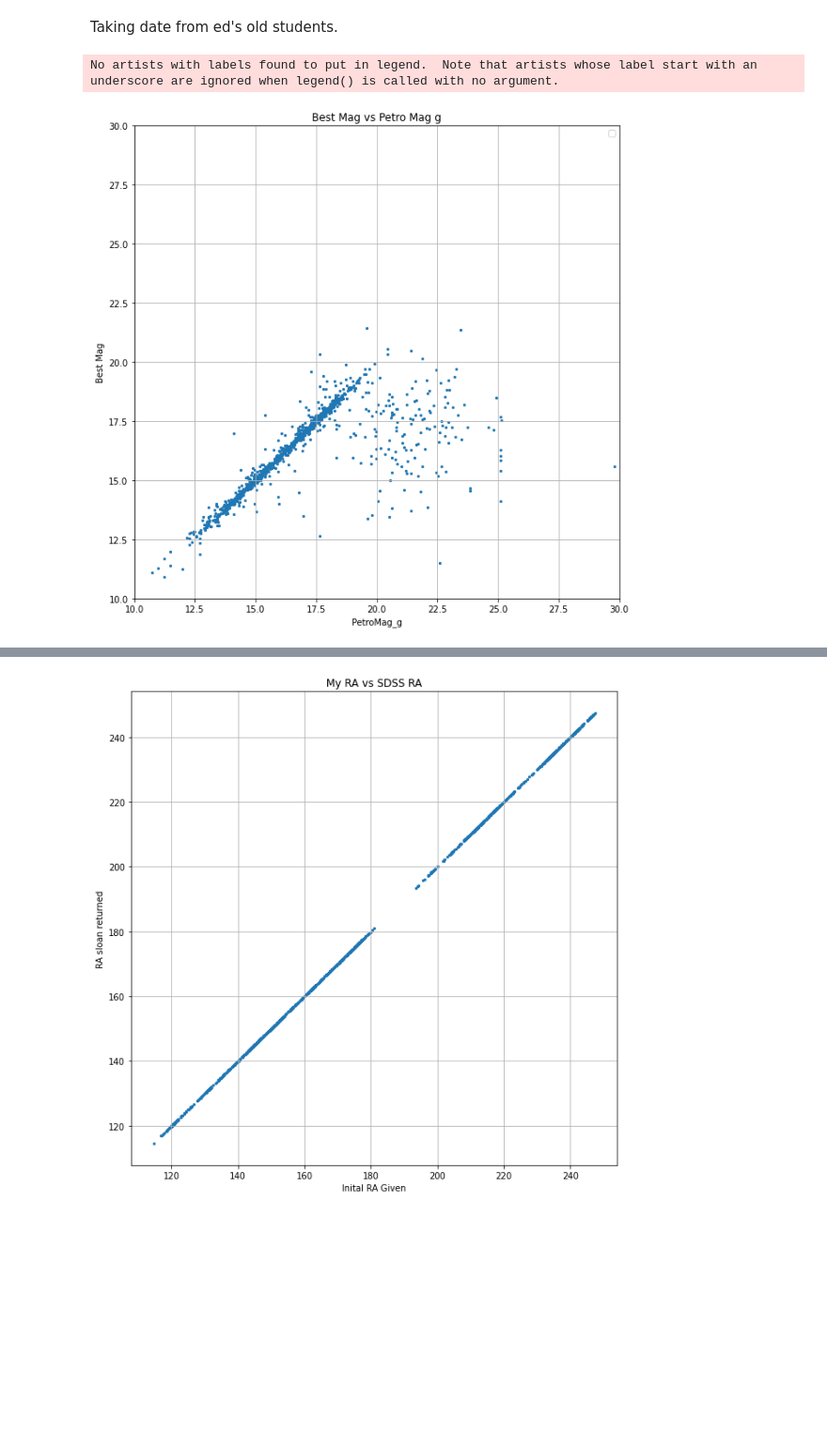
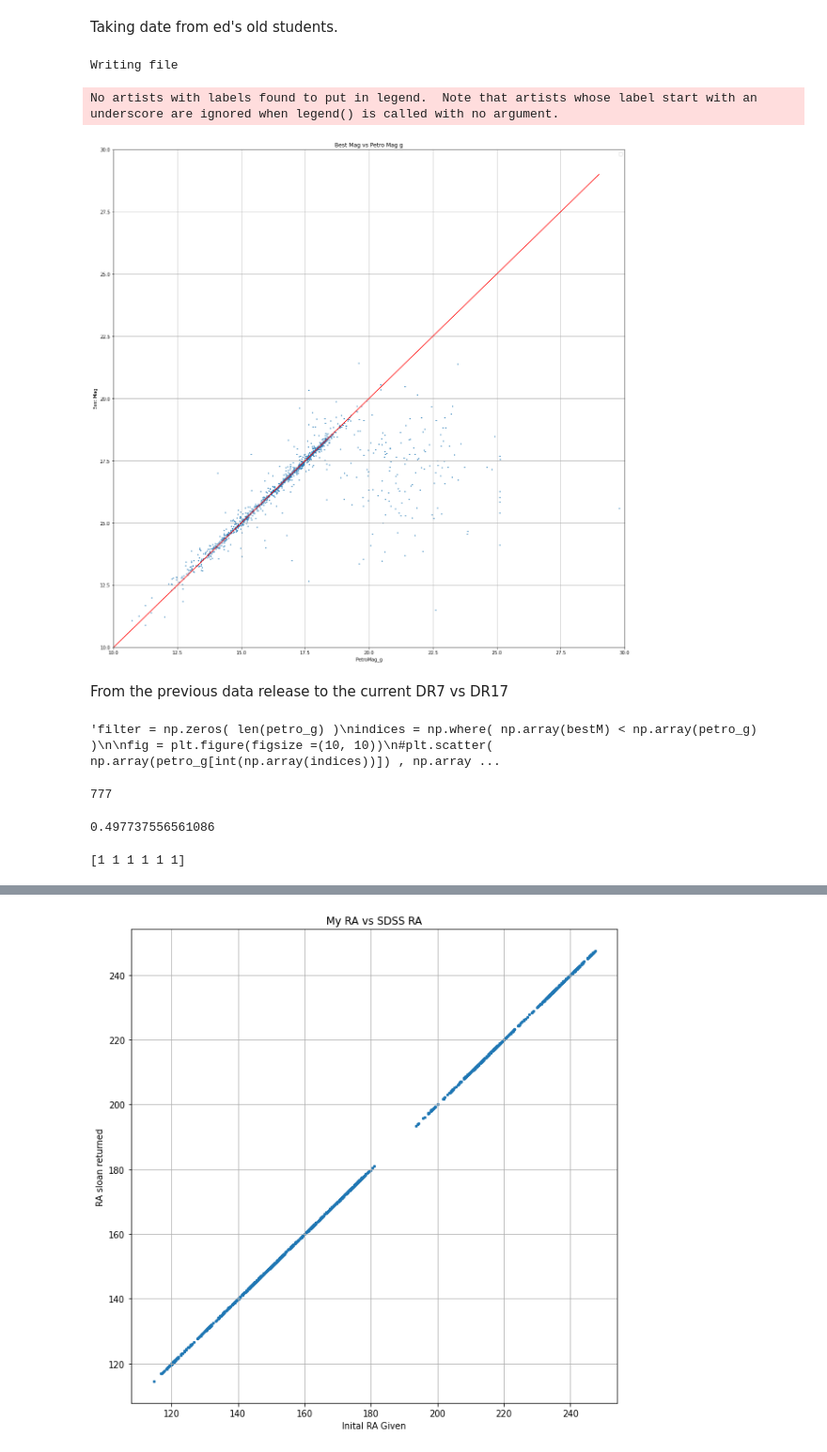
Before and after one commit to sara-negussie/Chandra, a Jupyter notebook: sdssplots.ipynb, the cells around one changed output, grey strips where cells are left out. Shown at 94% size. Saved outputs shown, nothing was run; the diff lists cells and outputs as text; code cells hidden in the pictures; blank space fills up the shorter version.

```diff
--- a/sdssplots.ipynb
+++ b/sdssplots.ipynb
@@ -28,7 +28,8 @@ myDEC = sdss["myDEC"]
 sdssRA = sdss["SDSS_RA"]
 sdssDEC = sdss["SDSS_DEC"]
 sdssPetroMag_g = sdss['petroMag_g']
-
+sdssPetroRad_g = sdss['petroRad_g']
+sdsscModelMag_g = sdss['cModelMag_g']
 #print(sdssPetroMag_g)
 #print(myRA)
 # print(sdssRA[0:10])
@@ -47,6 +48,8 @@ petro_g = []
 raG = []
 bestM = []
 decG = []
+petroRad_g = []
+cModelMag = []
 for i in range(np.size(myRA)):
     #d_RA = decimal.Decimal(sdssRA[i])
     #decimals = d_RA.as_tuple().exponent
@@ -82,6 +85,8 @@ for i in range(np.size(myRA)):
                 newDEC.append(myDEC[j])
                 raG.append(raGalaxies[i])
                 decG.append(decGalaxies[i])
+                petroRad_g.append(sdssPetroRad_g[i])
+                cModelMag.append(sdsscModelMag_g[i])
                 #print(newArray)
                 #print(j)f
     #print(sdssPetroMag_g[resultArray])
@@ -98,30 +103,72 @@ for i in range(np.size(myRA)):
 print("Writing file")
 
 with open(r'check_ra&dec.txt', 'w') as fp:
-    fp.write("Best_Mag\tPetro_Mag_g\tDifference\tMy_RA\tSDSS_RA\t\tMy_DEC\t\tSDSS_DEC\n")
+    fp.write("Best_Mag\tPetro_Mag_g\tcModelMag\tPetroRad_g\tDifference\tMy_RA\tSDSS_RA\t\tMy_DEC\t\tSDSS_DEC\n")
     for i in range(np.size(newRA)):
         #if np.where(i == skippedIndices):
         #j = newArray[i]
-        fp.write("%f\t%f\t%f\t%f\t%f\t%f\t%f\n" %( (bestM[i]), (petro_g[i]), (np.fabs(bestM[i]-petro_g[i])), (raG[i]), (newRA[i]), (decG[i]), (newDEC[i]) ) )
+        fp.write("%f\t%f\t%f\t%f\t%f\t%f\t%f\t%f\t%f\n" %( (bestM[i]), (petro_g[i]), (cModelMag[i]), (petroRad_g[i]), (np.fabs(bestM[i]-petro_g[i])), (raG[i]), (newRA[i]), (decG[i]), (newDEC[i]) ) )
+# %% [output]
+Writing file
 # %%
 #plots
 
 #x = raGalaxies[0:np.size(newRA)]
 #plt.scatter(newArray, bestMag[0:np.size(newArray)], s = 5)
 
-fig = plt.figure(figsize =(10, 10))
-plt.scatter(petro_g, bestM, s = 5)
+fig = plt.figure(figsize =(20, 20))
+plt.scatter(petro_g, bestM, s = 2)
+plt.plot(range(0,30), range(0,30), color = 'red')
 plt.title("Best Mag vs Petro Mag g")
 plt.xlabel("PetroMag_g")
 plt.ylabel("Best Mag")
 plt.xlim(10,30)
 plt.ylim(10,30)
 plt.legend()
 plt.grid()
 plt.show()
 # %% [output]
 No artists with labels found to put in legend.  Note that artists whose label start with an underscore are ignored when legend() is called with no argument.
-[figure, old version]
+[figure, new version]
+# %% [markdown]
+From the previous data release to the current
+DR7 vs DR17
+# %%
+"""filter = np.zeros( len(petro_g) )
+indices = np.where( np.array(bestM) < np.array(petro_g) )
+
+fig = plt.figure(figsize =(10, 10))
+#plt.scatter( np.array(petro_g[int(np.array(indices))]) , np.array(bestM[int(np.array(indices))]), s = 5)
+plt.scatter(petro_g[indices][:], bestM[indices][:])
+plt.plot(range(0,30), range(0,30), color = 'red')
+plt.title("Best Mag vs Petro Mag g")
+plt.xlabel("PetroMag_g")
+plt.ylabel("Best Mag")
+plt.xlim(10,30)
+plt.ylim(10,30)
+plt.legend()
+plt.grid()
+plt.show() """
+# %% [output]
+'filter = np.zeros( len(petro_g) )\nindices = np.where( np.array(bestM) < np.array(petro_g) )\n\nfig = plt.figure(figsize =(10, 10))\n#plt.scatter( np.array(petro_g[int(np.array(indices))]) , np.array ...
+# %%
+"""
+array = [4, 10, 15]
+
+L = ['a', 'b', 'c', 'd', 'e', 'f', 'g', 'h']
+Idx = np.array([0, 3, 7])
+T = L[ Idx ]
+
+T = [L[i] for i in Idx]
+"""
+# %% [output]
+777
+# %%
+#bestM[(indices, slice(None))]
+
+770/1547
+# %% [output]
+0.497737556561086
 # %%
 #find mean
 
@@ -134,3 +194,15 @@ def mean(value):
+# %%
+an_array = np.array([1, 1, 1, 1, 1, 1, 10])
+mean = np.mean(an_array)
+standard_deviation = np.std(an_array)
+distance_from_mean = abs(an_array - mean)
+max_deviations = 2
+not_outlier = distance_from_mean < max_deviations * standard_deviation
+no_outliers = an_array[not_outlier]
+
+print(no_outliers)
+# %% [output]
+[1 1 1 1 1 1]
 # %%
 #difference in mag
 
```
Also changed, not shown: parts of 10 cells of this notebook, 4 other files.
